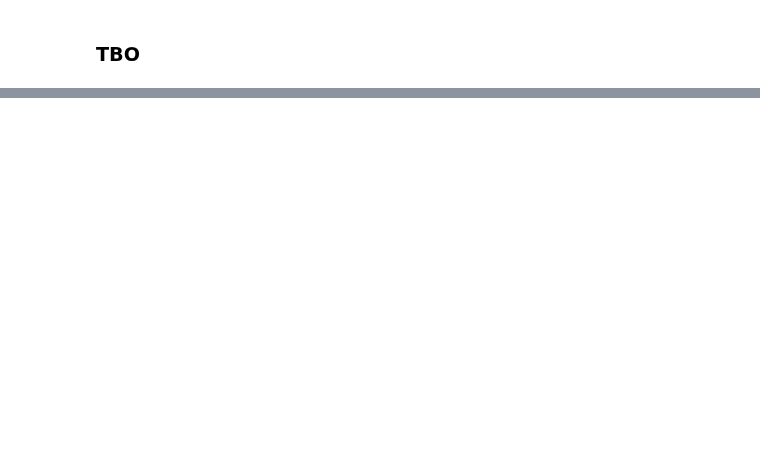
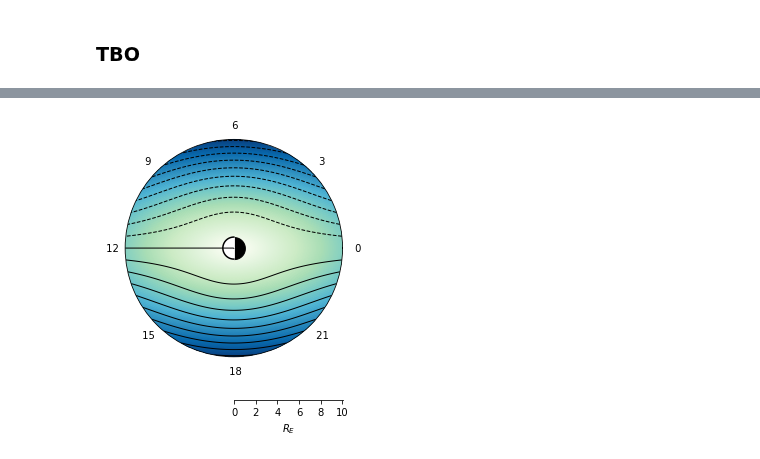
Before and after one commit to argallmr/imef, a Jupyter notebook: particle-tracing/electric-field/Volland-Stern.ipynb, the cells around one changed output, grey strips where cells are left out. Saved outputs shown, nothing was run; the diff lists cells and outputs as text; code cells hidden in the pictures; blank space fills up the shorter version.

```diff
--- a/particle-tracing/electric-field/Volland-Stern.ipynb
+++ b/particle-tracing/electric-field/Volland-Stern.ipynb
@@ -244,0 +264,39 @@ def set_axis_l_mlt(ax):
+# %%
+'''
+plot of electric and potential
+'''
+# plot in radial axis scale of RE (L-Shell)
+rscale = r/RE
+
+fig, axes = plt.subplots(nrows=1, ncols=1, squeeze=False, subplot_kw=dict(projection='polar'))
+ax1 = axes[0, 0]
+ax1.grid(False)
+
+# plot E-field
+eplot = ax1.pcolormesh(phi, rscale, emap_new, cmap=pcolor, shading='nearest')
+
+# plot potential contours
+uplot = ax1.contour(phi, rscale, umap_new, 23, colors='k', linewidths=1)
+#ax1.clabel(uplot, uplot.levels, fmt = '%1.0f')
+
+# set clockwise labels
+# ax1.set_theta_direction(-1)
+
+# scale angular by MLT
+scale_ang = ticker.FuncFormatter(lambda phi, pos: '{0: .0f}'.format(math.degrees(phi/15)))
+ax1.xaxis.set_major_formatter(scale_ang)
+
+# hide radial labels and add RE-scaled subaxis
+ax1.set_yticklabels([])
+add_offscale_RE(ax1)
+
+# draw the earth
+draw_earth(ax1)
+
+#plt.show()
+
+# save figure
+fname = 'plot_VS_contour'
+plt.savefig('../bin/'+fname+'.png',bbox_inches='tight', dpi=150)
+# %% [output]
+[figure, added]
```
Also changed, not shown: parts of 3 cells of this notebook, 2 other files.
